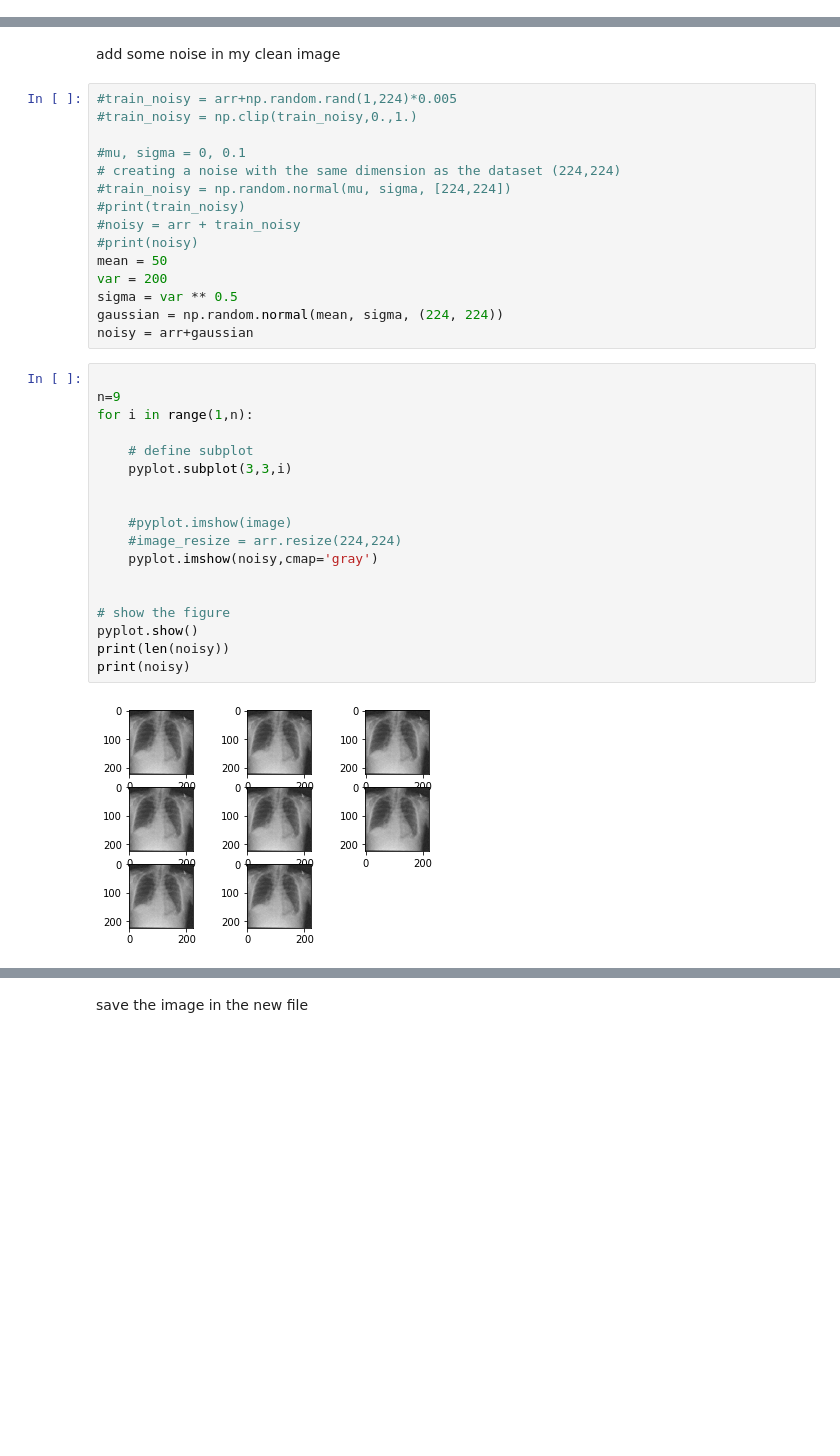
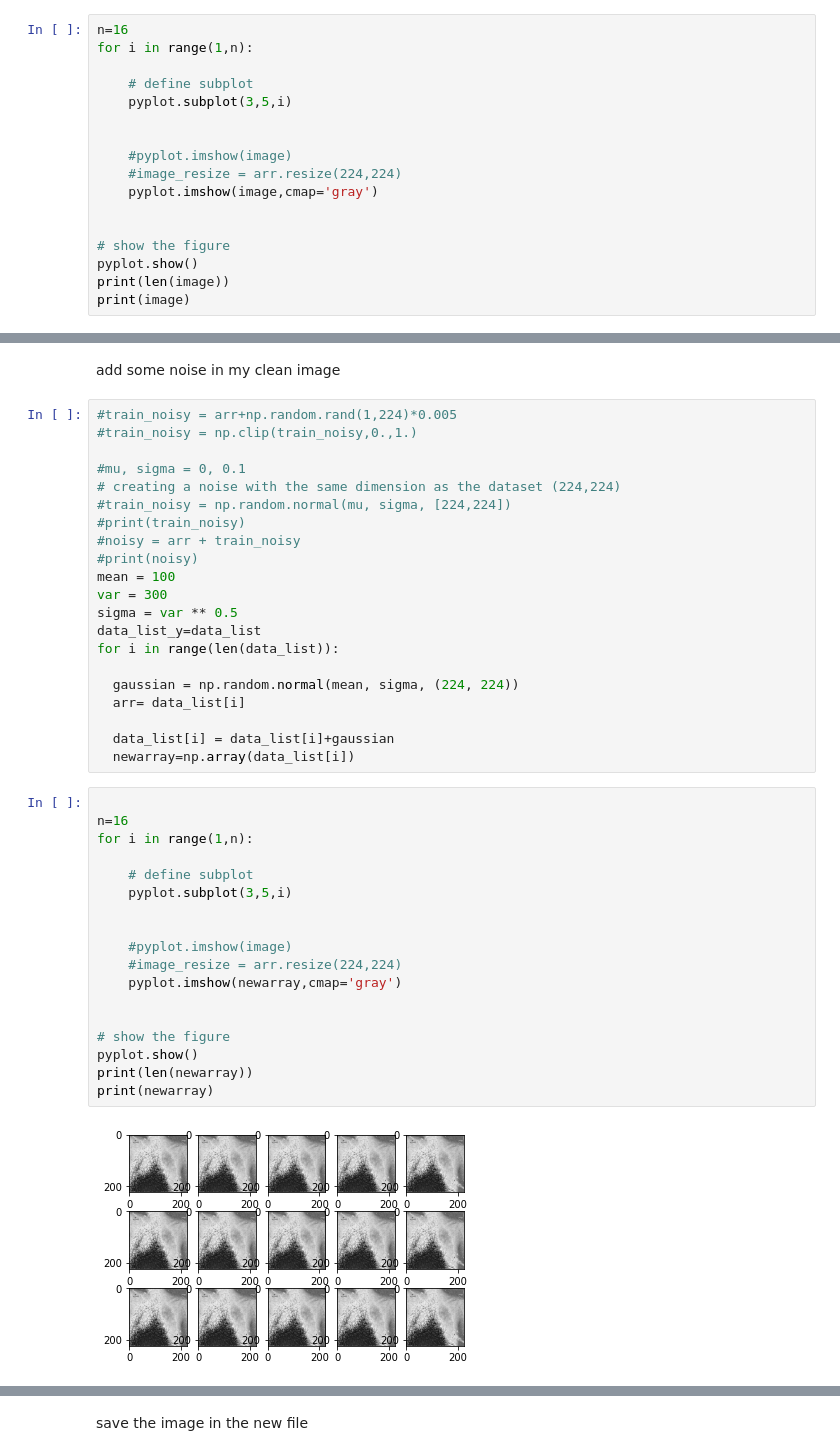
Before and after one commit to jahed2/python-problem, a Jupyter notebook: Untitled.ipynb, the cells around one changed output, grey strips where cells are left out. Saved outputs shown, nothing was run; the diff lists cells and outputs as text; blank space fills up the shorter version.

```diff
--- a/Untitled.ipynb
+++ b/Untitled.ipynb
@@ -63,0 +82,17 @@ print(arr)
+# %%
+n=16
+for i in range(1,n):
+
+	# define subplot
+	pyplot.subplot(3,5,i)
+
+
+	#pyplot.imshow(image)
+	#image_resize = arr.resize(224,224)
+	pyplot.imshow(image,cmap='gray')
+
+
+# show the figure
+pyplot.show()
+print(len(image))
+print(image)
@@ -73,29 +118,35 @@ add some noise in my clean image
 #print(train_noisy)
 #noisy = arr + train_noisy
 #print(noisy)
-mean = 50
-var = 200
+mean = 100
+var = 300
 sigma = var ** 0.5
-gaussian = np.random.normal(mean, sigma, (224, 224))
-noisy = arr+gaussian
+data_list_y=data_list
+for i in range(len(data_list)):
+
+  gaussian = np.random.normal(mean, sigma, (224, 224))
+  arr= data_list[i]
+
+  data_list[i] = data_list[i]+gaussian
+  newarray=np.array(data_list[i])
 # %%
 
-n=9
+n=16
 for i in range(1,n):
 
 	# define subplot
-	pyplot.subplot(3,3,i)
+	pyplot.subplot(3,5,i)
 
 
 	#pyplot.imshow(image)
 	#image_resize = arr.resize(224,224)
-	pyplot.imshow(noisy,cmap='gray')
+	pyplot.imshow(newarray,cmap='gray')
 
 
 # show the figure
 pyplot.show()
-print(len(noisy))
-print(noisy)
+print(len(newarray))
+print(newarray)
 # %% [output]
-[figure, old version]
+[figure, new version]
 224
```
Also changed, not shown: parts of 26 cells of this notebook.
